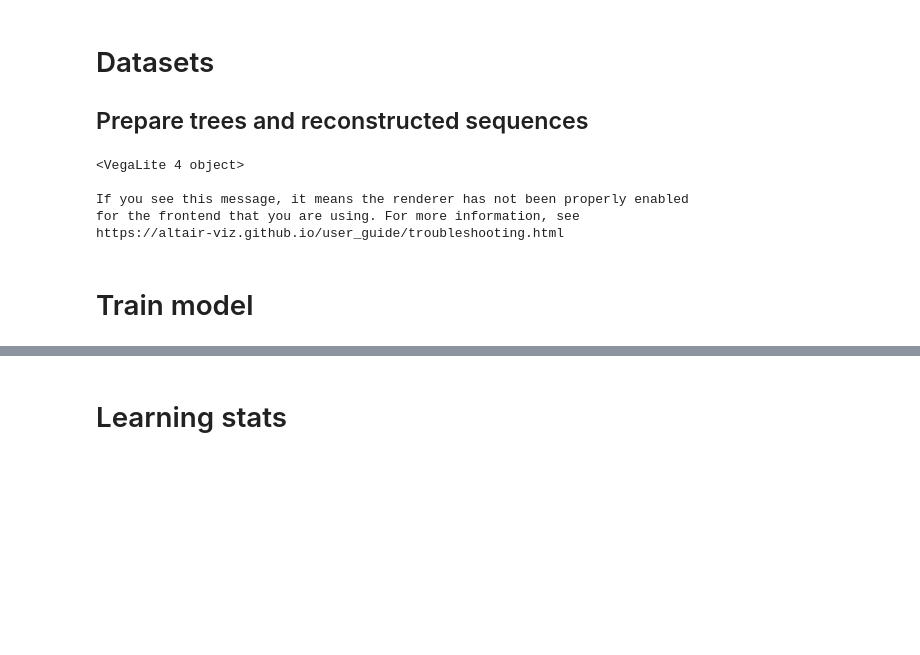
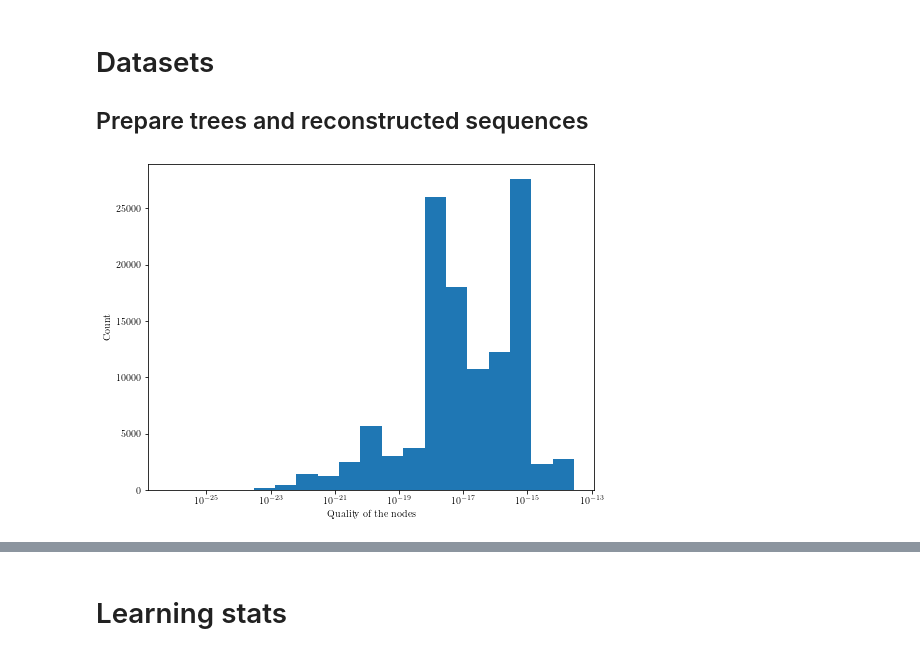
Before and after one commit to phenal-projects/phylogeom, a Jupyter notebook: notebooks/support_values.ipynb, the cells around one changed output, grey strips where cells are left out. Cells and saved outputs as stored; diff of their text form; code cells hidden in the pictures; blank space fills up the shorter version.

```diff
--- a/notebooks/support_values.ipynb
+++ b/notebooks/support_values.ipynb
@@ -14,10 +14,12 @@ from Bio import Phylo as phy
 
 import pandas as pd
 import numpy as np
-import altair as alt
+import matplotlib.pyplot as plt
 
-alt.data_transformers.enable('data_server')
-alt.renderers.enable('mimetype')
+plt.rc('font', family='serif')
+plt.rc('xtick', labelsize=10)
+plt.rc('ytick', labelsize=10)
+plt.rc('text', usetex=True)
 
 torch.manual_seed(245)
 # %% [output]
@@ -52,23 +54,23 @@ test_batch = 50
 train, test = random_split(
     all_data, [round(len(all_data) * 0.8), round(len(all_data) * 0.2)]
 )
-# %%
-lst = np.zeros(len(train))
-for i, data in enumerate(train):
-    lst[i] = -(torch.sum(torch.log2(data.y.squeeze()))/len(data.y)).item()
-lst = pd.DataFrame(lst, columns=['Q'])
-alt.Chart(lst).mark_bar().encode(
-    alt.X("Q:Q", bin=alt.Bin(maxbins=100)),
-    y='count()',
-)
-# %% [output]
-<VegaLite 4 object>
-
-If you see this message, it means the renderer has not been properly enabled
-for the frontend that you are using. For more information, see
-https://altair-viz.github.io/user_guide/troubleshooting.html
-# %% [markdown]
-# Train model
+# %%
+lst = list()
+for i, data in enumerate(train):
+    nodes = torch.stack(torch.unique(data.edge_index[0], return_counts=True))
+    internodes = nodes[0, nodes[1]!=1]
+    lst += data.y[internodes].squeeze().tolist()
+
+fig = plt.figure(figsize=(8, 6))
+ax = fig.add_subplot(1, 1, 1)
+plt.xscale('log')
+logbins = np.geomspace(min(lst), max(lst), 20)
+plt.hist(lst, bins=logbins)
+ax.set_xlabel('Quality of the nodes')
+ax.set_ylabel('Count')
+plt.savefig('quality.png')
+# %% [output]
+[figure, added]
 # %%
 train_dl = DataLoader(
     train, batch_size=train_batch, pin_memory=True, num_workers=3
```
Also changed, not shown: parts of 29 cells of this notebook, 4 other files.
